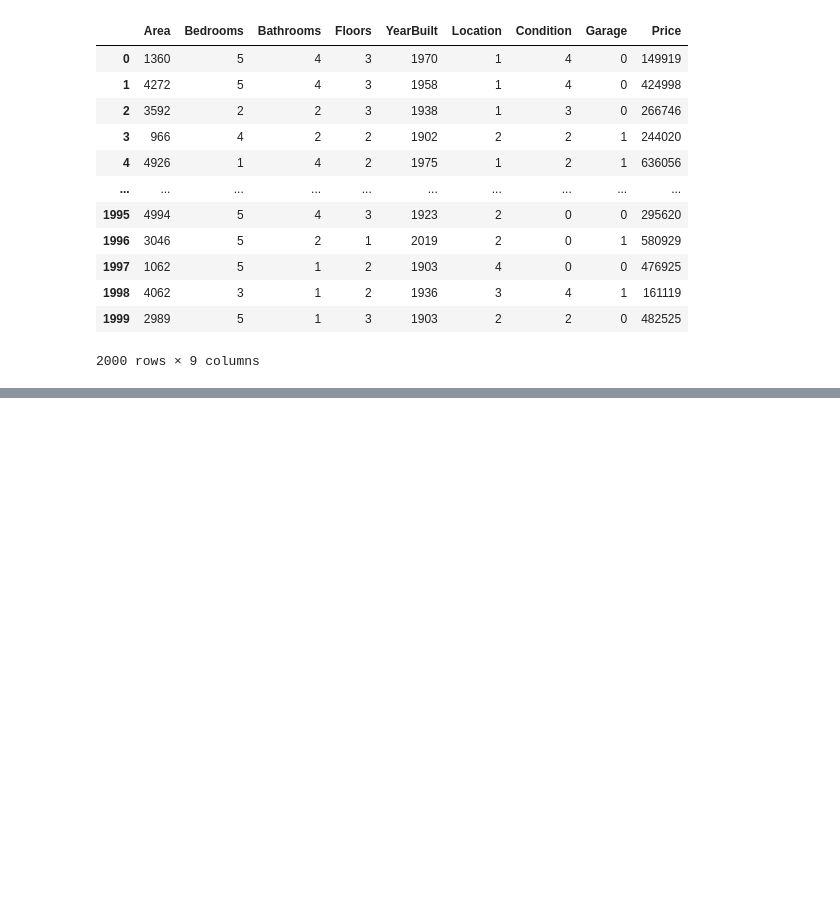
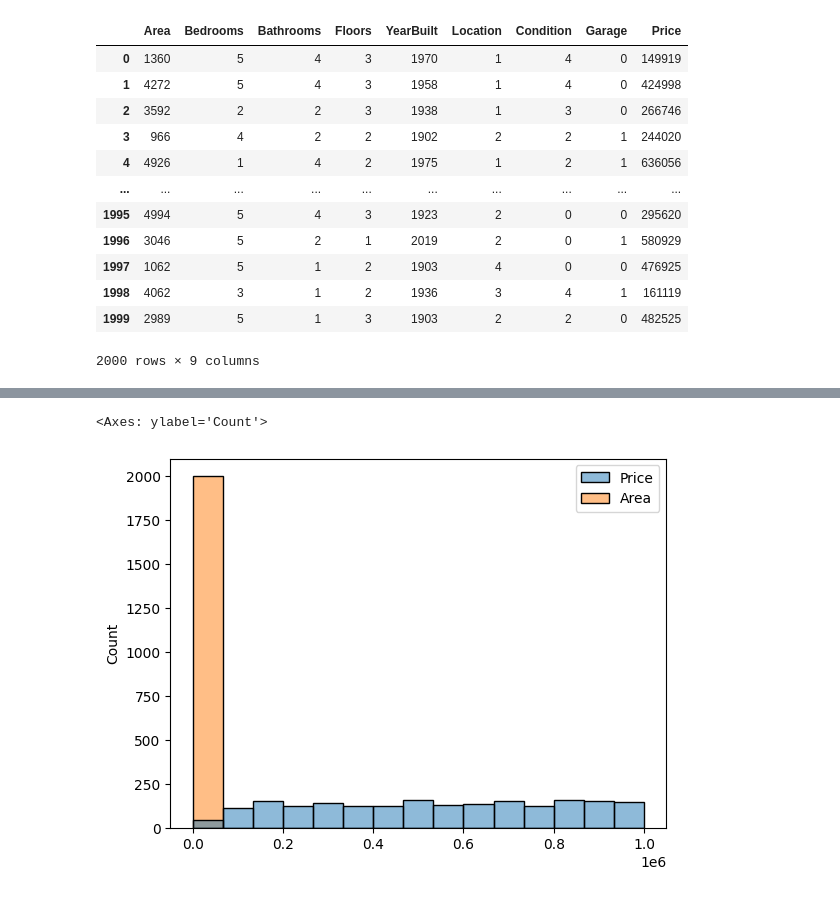
Before and after one commit to RamesusIV/CA2_model_deployment-, a Jupyter notebook: house_price.ipynb, the cells around one changed output, grey strips where cells are left out. Cells and saved outputs as stored; diff of their text form; code cells hidden in the pictures; blank space fills up the shorter version.

```diff
--- a/house_price.ipynb
+++ b/house_price.ipynb
@@ -90,0 +113,5 @@ df
+# %%
+sns.histplot([df.Price, df.Area])
+# %% [output]
+<Axes: ylabel='Count'>
+[figure, added]
```
Also changed, not shown: parts of 3 cells of this notebook.
